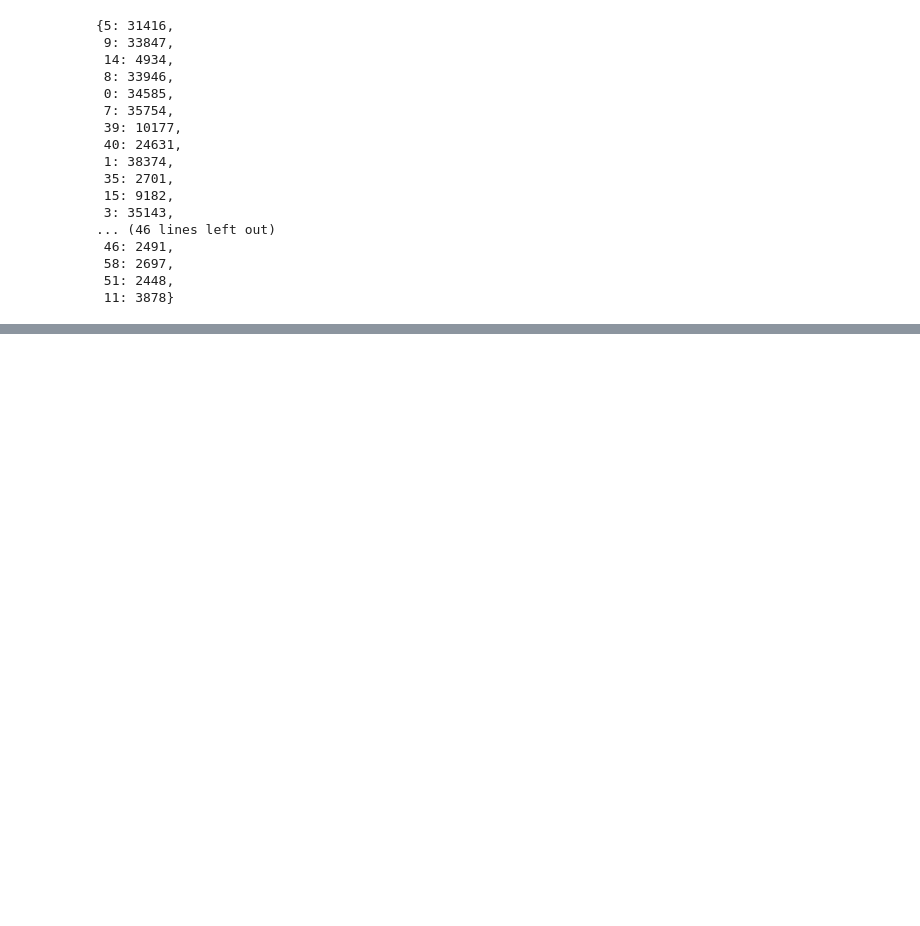
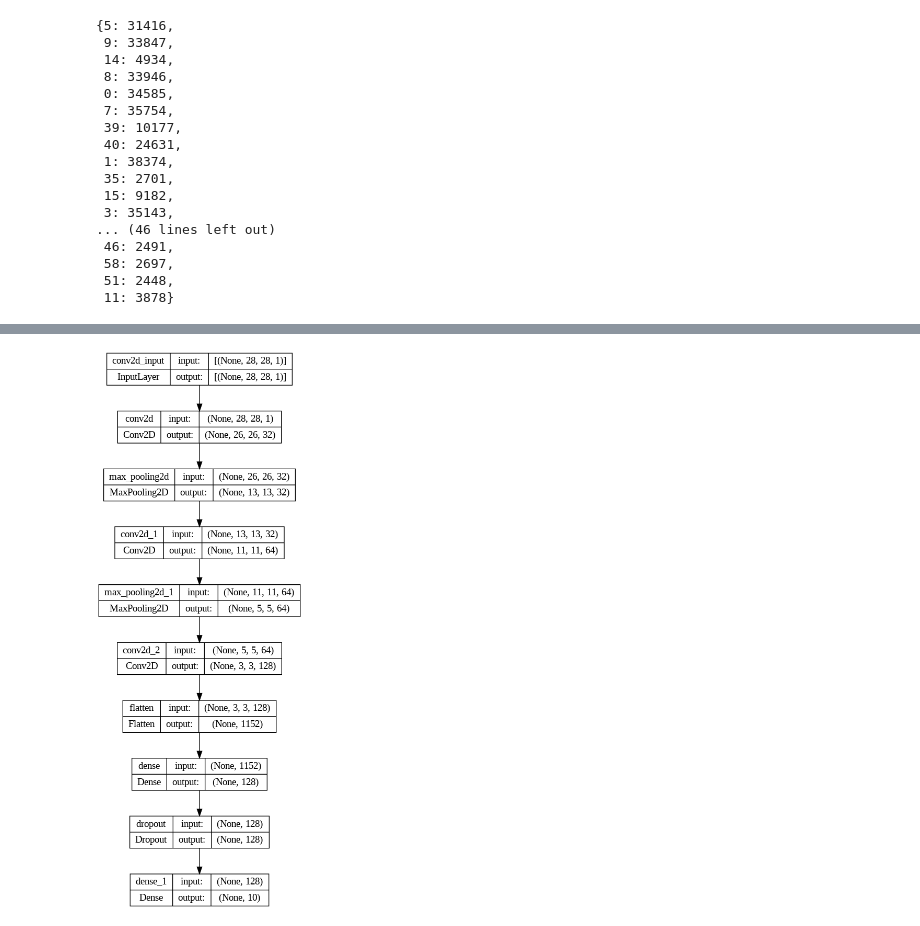
Before and after one commit to DilrajS/ClipText, a Jupyter notebook: Optical_Character_Recognition.ipynb, the cells around one changed output, grey strips where cells are left out. Saved outputs shown, nothing was run; the diff lists cells and outputs as text; code cells hidden in the pictures; blank space fills up the shorter version.

```diff
--- a/Optical_Character_Recognition.ipynb
+++ b/Optical_Character_Recognition.ipynb
@@ -219,0 +289,21 @@ class_distribution
+# %%
+import tensorflow as tf
+from tensorflow.keras import layers, models
+
+# Model definition
+model = models.Sequential([
+    layers.Conv2D(32, (3, 3), activation='relu', input_shape=(28, 28, 1)),
+    layers.MaxPooling2D((2, 2)),
+    layers.Conv2D(64, (3, 3), activation='relu'),
+    layers.MaxPooling2D((2, 2)),
+    layers.Conv2D(128, (3, 3), activation='relu'),
+    layers.Flatten(),
+    layers.Dense(128, activation='relu'),
+    layers.Dropout(0.5),
+    layers.Dense(10, activation='softmax')  # REPLACE this 10 with the actual number of unique labels in your dataset
+])
+
+# Visualizing the model architecture
+tf.keras.utils.plot_model(model, to_file='model.png', show_shapes=True)
+# %% [output]
+[figure, added]
```
Also changed, not shown: parts of 21 cells of this notebook.
